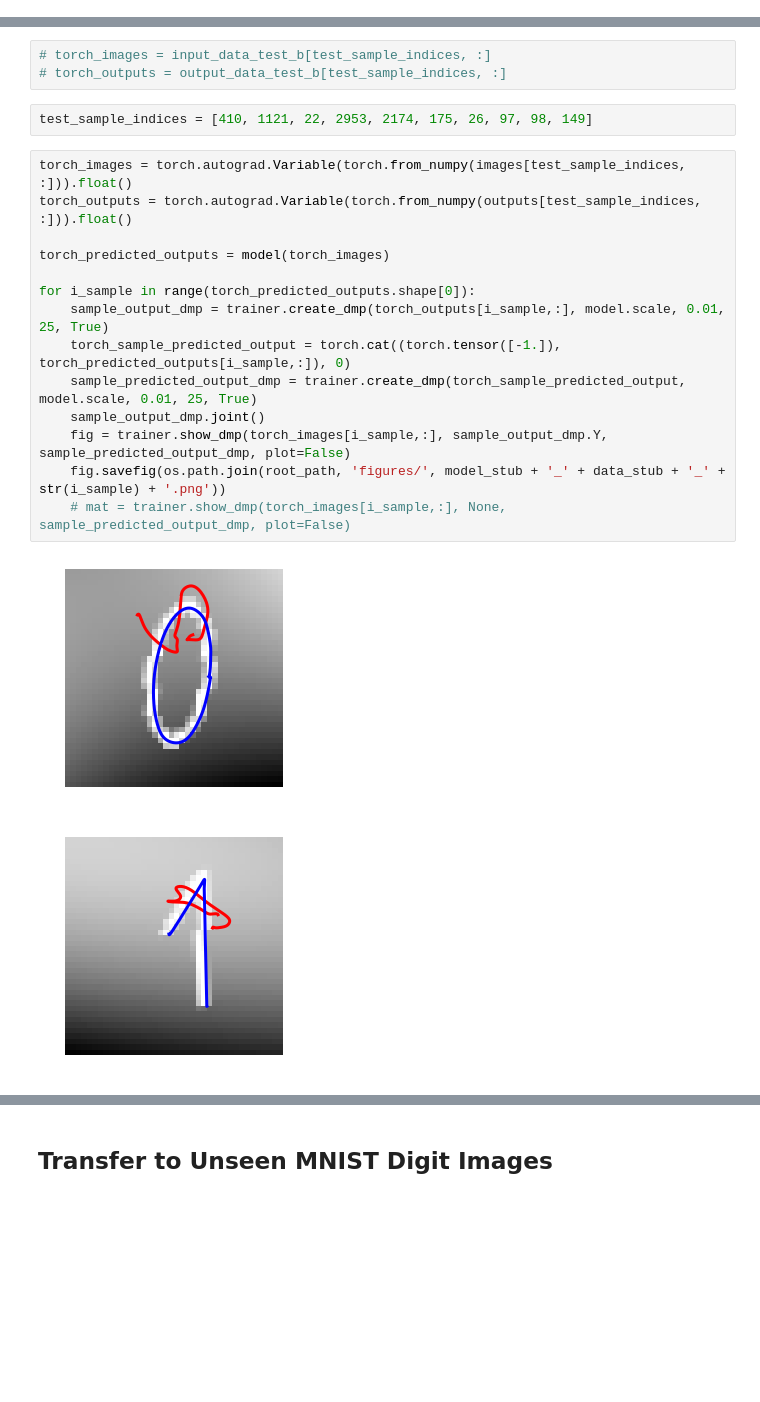
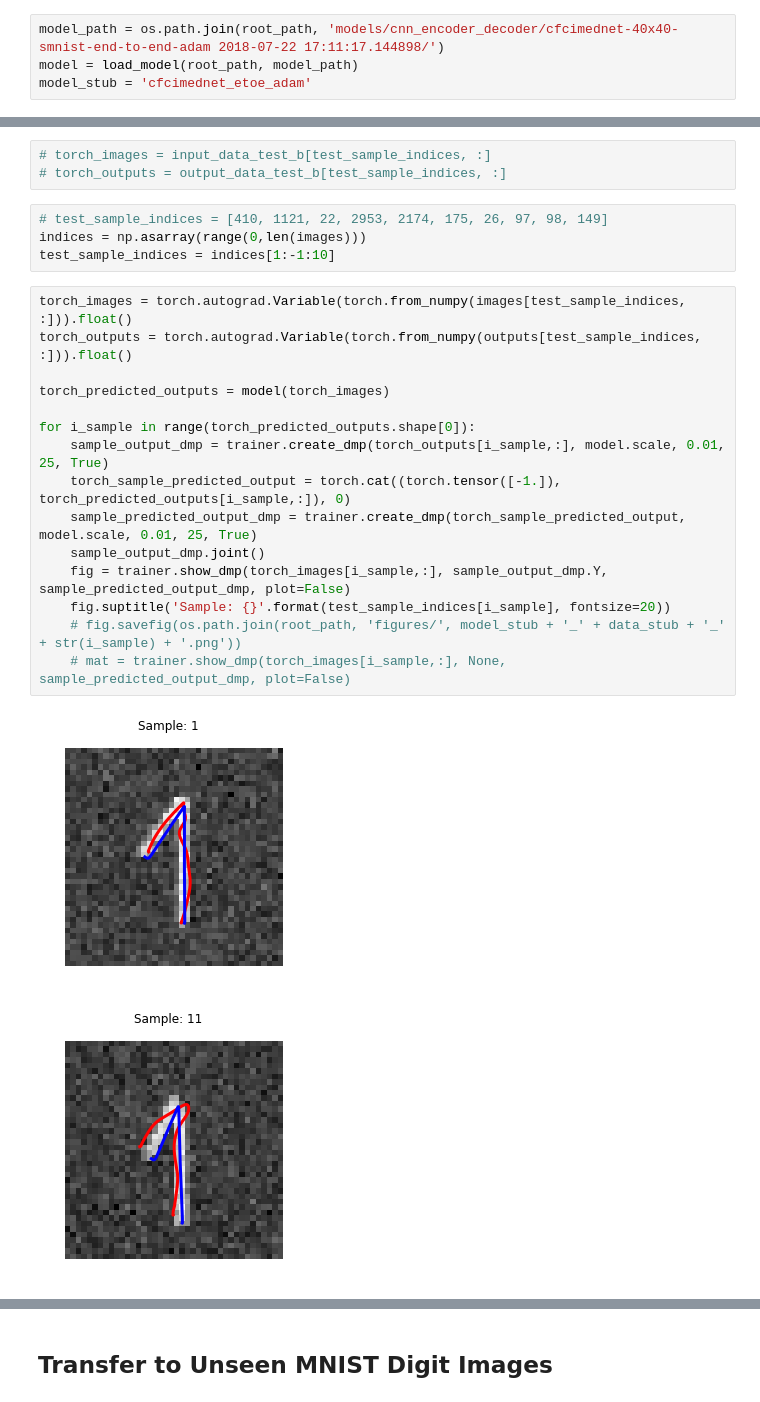
Before and after one commit to abr-ijs/imednet, a Jupyter notebook: notebooks/Pretrained CNN + Encoder-Decoder.ipynb, the cells around one changed output, grey strips where cells are left out. Cells and saved outputs as stored; diff of their text form; blank space fills up the shorter version.

```diff
--- a/notebooks/Pretrained CNN + Encoder-Decoder.ipynb
+++ b/notebooks/Pretrained CNN + Encoder-Decoder.ipynb
@@ -106,2 +136,6 @@ model_stub = 'cfcimednet_etoe'
+# %%
+model_path = os.path.join(root_path, 'models/cnn_encoder_decoder/cfcimednet-40x40-smnist-end-to-end-adam 2018-07-22 17:11:17.144898/')
+model = load_model(root_path, model_path)
+model_stub = 'cfcimednet_etoe_adam'
 # %% [markdown]
 ## Load Data
@@ -162,21 +198,24 @@ trainer = Trainer()
 # torch_images = input_data_test_b[test_sample_indices, :]
 # torch_outputs = output_data_test_b[test_sample_indices, :]
 # %%
-test_sample_indices = [410, 1121, 22, 2953, 2174, 175, 26, 97, 98, 149]
+# test_sample_indices = [410, 1121, 22, 2953, 2174, 175, 26, 97, 98, 149]
+indices = np.asarray(range(0,len(images)))
+test_sample_indices = indices[1:-1:10]
 # %%
 torch_images = torch.autograd.Variable(torch.from_numpy(images[test_sample_indices, :])).float()
 torch_outputs = torch.autograd.Variable(torch.from_numpy(outputs[test_sample_indices, :])).float()
 
 torch_predicted_outputs = model(torch_images)
 
 for i_sample in range(torch_predicted_outputs.shape[0]):
     sample_output_dmp = trainer.create_dmp(torch_outputs[i_sample,:], model.scale, 0.01, 25, True)
     torch_sample_predicted_output = torch.cat((torch.tensor([-1.]), torch_predicted_outputs[i_sample,:]), 0)
     sample_predicted_output_dmp = trainer.create_dmp(torch_sample_predicted_output, model.scale, 0.01, 25, True)
     sample_output_dmp.joint()
     fig = trainer.show_dmp(torch_images[i_sample,:], sample_output_dmp.Y, sample_predicted_output_dmp, plot=False)
-    fig.savefig(os.path.join(root_path, 'figures/', model_stub + '_' + data_stub + '_' + str(i_sample) + '.png'))
+    fig.suptitle('Sample: {}'.format(test_sample_indices[i_sample], fontsize=20))
+    # fig.savefig(os.path.join(root_path, 'figures/', model_stub + '_' + data_stub + '_' + str(i_sample) + '.png'))
     # mat = trainer.show_dmp(torch_images[i_sample,:], None, sample_predicted_output_dmp, plot=False)
 # %% [output]
-[figure, old version]
+[figure, new version]
-[figure, old version]
+[figure, new version]
```
Also changed, not shown: parts of 18 cells of this notebook, 1 other file.
